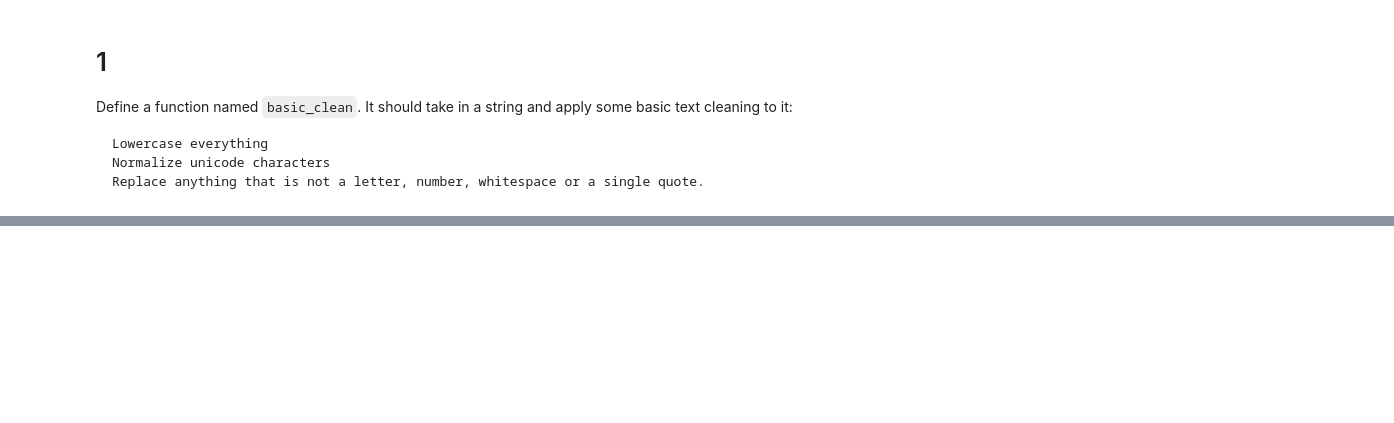
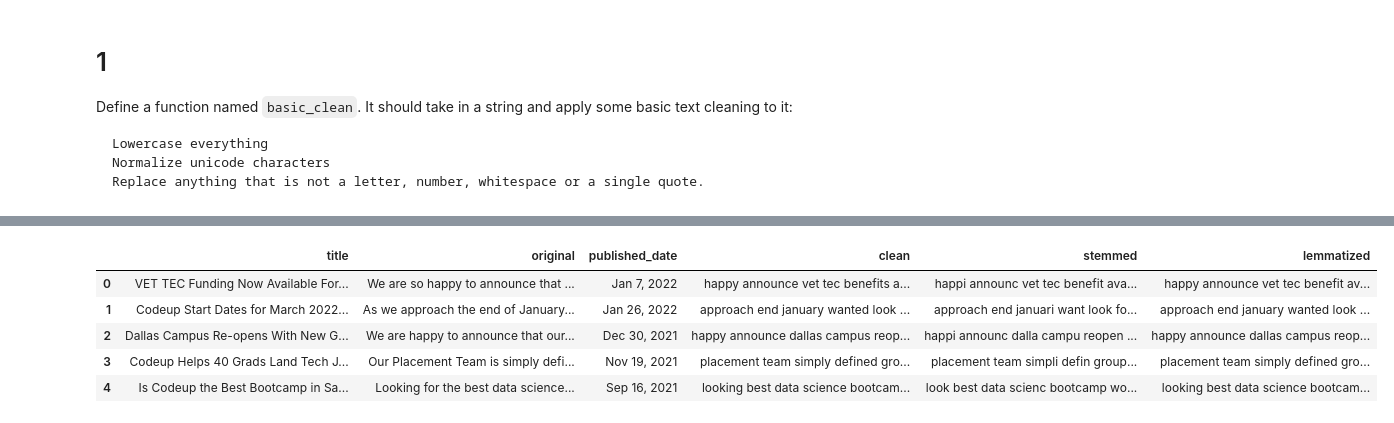
Before and after one commit to VelasquezAlejandro044/natural-language-processing-exercises, a Jupyter notebook: prepare_nlp.ipynb, the cells around one changed output, grey strips where cells are left out. Saved outputs shown, nothing was run; the diff lists cells and outputs as text; code cells hidden in the pictures; blank space fills up the shorter version.

```diff
--- a/prepare_nlp.ipynb
+++ b/prepare_nlp.ipynb
@@ -39,0 +303,3 @@ def basic_clean(string):
+# %%
+codeup_df = acquire.title_contetn_date_df()
+codeup_df
@@ -39,0 +322,5 @@ def basic_clean(string):
+# %%
+# Rename 'content' to 'original' column for news articles
+news_df = news_df.rename(columns = {'content': 'original'})
+# Rename 'content' to 'original' column for codeup blogs
+codeup_df = codeup_df.rename(columns = {'content': 'original'})
@@ -39,0 +333,25 @@ def basic_clean(string):
+# %%
+# create a functionnthat would add clean, stemmed, and lammatized columns to the df
+def prep_articles_add_to_df(df, extra_words = [], exclude_words = []):
+
+    '''
+    This function takes in a dataframe, a list of extra words to supplement
+    the list of stop words, and a list of words to exclude from the stop words list
+    The function returns a dataframe
+    supplemented with clean, stemmed, and lemmatized columns
+    '''
+    # produce 'original' column
+    df = df.rename(columns = {'content': 'original'})
+
+    # produce 'clean' column. clean and then tokenize
+    df['clean'] = df['original'].apply(basic_clean)\
+    .apply(tokenize)\
+    .apply(remove_stopwords, extra_words = extra_words, exclude_words = exclude_words)
+
+    # produce 'stemmed' column from cleaned column
+    df['stemmed'] = df.clean.apply(stem)
+
+    # produce 'lemmatizemed' column from cleaned column
+    df['lemmatized'] = df.clean.apply(lemmatize)
+
+    return df
@@ -39,0 +387,2 @@ def basic_clean(string):
+# %%
+codeup_df = prep_articles_add_to_df(codeup_df)
@@ -39,0 +400,9 @@ def basic_clean(string):
+# %%
+codeup_df.head()
+# %% [output]
+|  | title | original | published_date | clean | stemmed | lemmatized |
+| 0 | VET TEC Funding Now Available For... | We are so happy to announce that ... | Jan 7, 2022 | happy announce vet tec benefits a... | happi announc vet tec benefit ava... | happy announce vet tec benefit av... |
+| 1 | Codeup Start Dates for March 2022... | As we approach the end of January... | Jan 26, 2022 | approach end january wanted look ... | approach end januari want look fo... | approach end january wanted look ... |
+| 2 | Dallas Campus Re-opens With New G... | We are happy to announce that our... | Dec 30, 2021 | happy announce dallas campus reop... | happi announc dalla campu reopen ... | happy announce dallas campus reop... |
+| 3 | Codeup Helps 40 Grads Land Tech J... | Our Placement Team is simply defi... | Nov 19, 2021 | placement team simply defined gro... | placement team simpli defin group... | placement team simply defined gro... |
+| 4 | Is Codeup the Best Bootcamp in Sa... | Looking for the best data science... | Sep 16, 2021 | looking best data science bootcam... | look best data scienc bootcamp wo... | looking best data science bootcam... |
```
Also changed, not shown: parts of 29 cells of this notebook, 2 other files.
